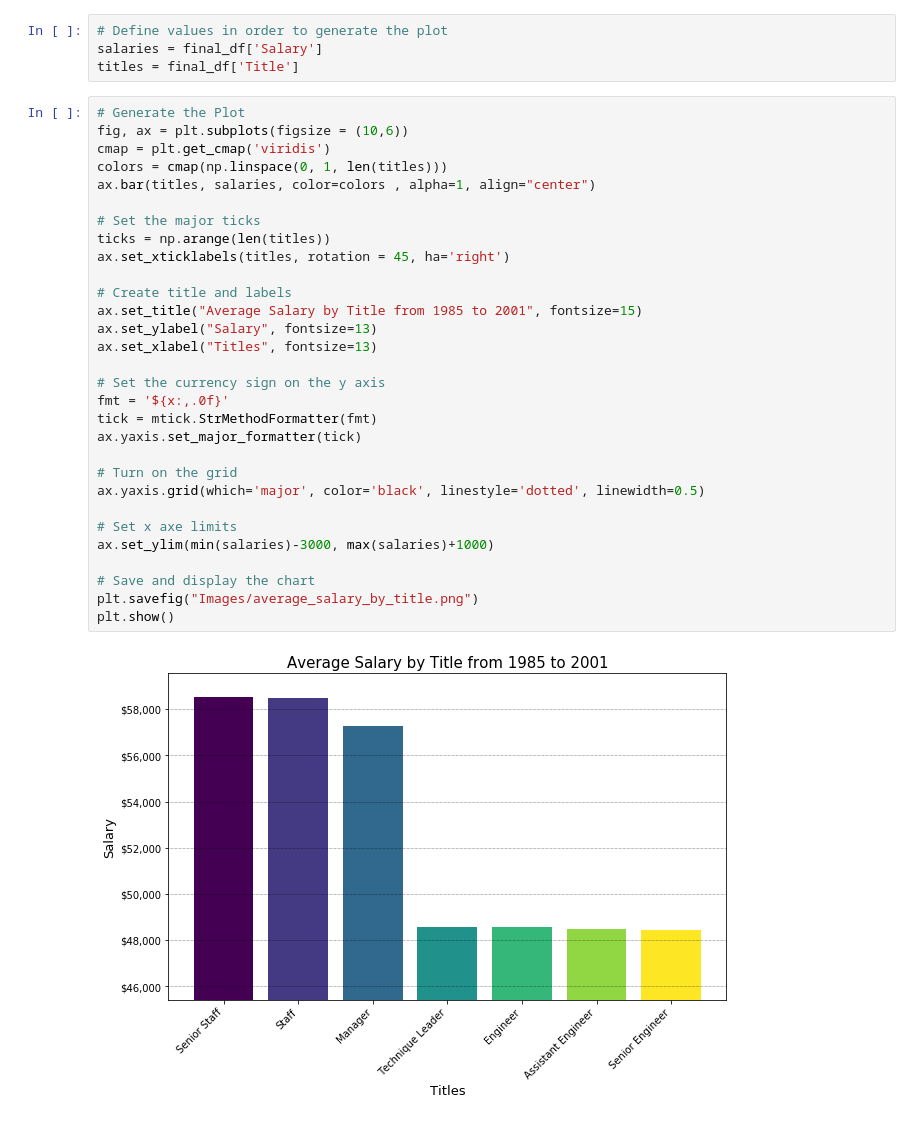
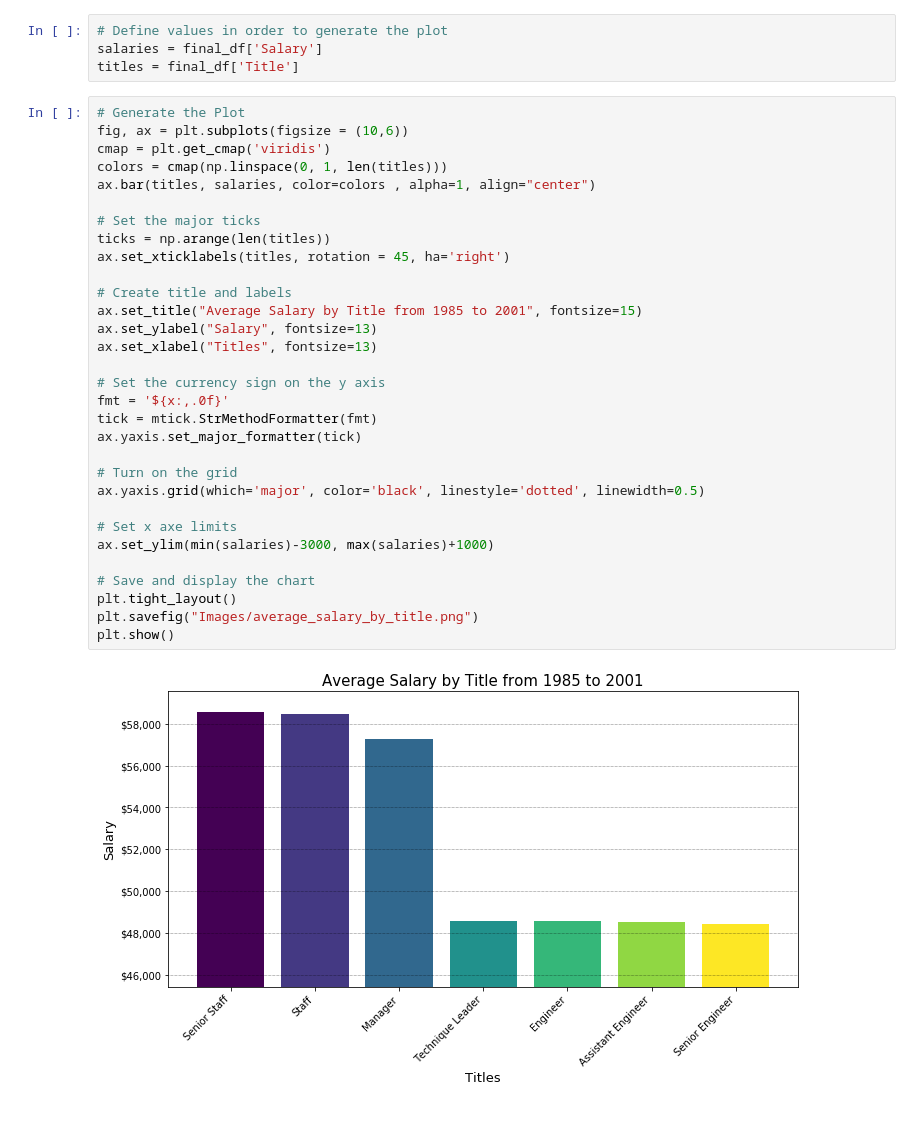
Before and after one commit to Lorsmo/Employee-Database, a Jupyter notebook: EmployeeSQL/Employee.ipynb, the cells around one changed output. Drawn from its saved outputs; the diff is of its cells as text.

Commit message:
adjusted images

```diff
--- a/EmployeeSQL/Employee.ipynb
+++ b/EmployeeSQL/Employee.ipynb
@@ -105,31 +105,32 @@ titles = final_df['Title']
 # Generate the Plot
 fig, ax = plt.subplots(figsize = (10,6))
 cmap = plt.get_cmap('viridis')
 colors = cmap(np.linspace(0, 1, len(titles)))
 ax.bar(titles, salaries, color=colors , alpha=1, align="center")
 
 # Set the major ticks
 ticks = np.arange(len(titles))
 ax.set_xticklabels(titles, rotation = 45, ha='right')
 
 # Create title and labels
 ax.set_title("Average Salary by Title from 1985 to 2001", fontsize=15)
 ax.set_ylabel("Salary", fontsize=13)
 ax.set_xlabel("Titles", fontsize=13)
 
 # Set the currency sign on the y axis
 fmt = '${x:,.0f}'
 tick = mtick.StrMethodFormatter(fmt)
 ax.yaxis.set_major_formatter(tick)
 
 # Turn on the grid
 ax.yaxis.grid(which='major', color='black', linestyle='dotted', linewidth=0.5)
 
 # Set x axe limits
 ax.set_ylim(min(salaries)-3000, max(salaries)+1000)
 
 # Save and display the chart
+plt.tight_layout()
 plt.savefig("Images/average_salary_by_title.png")
 plt.show()
 # %% [output]
-[figure, old version]
+[figure, new version]
```
Also changed, not shown: 3 other files.
